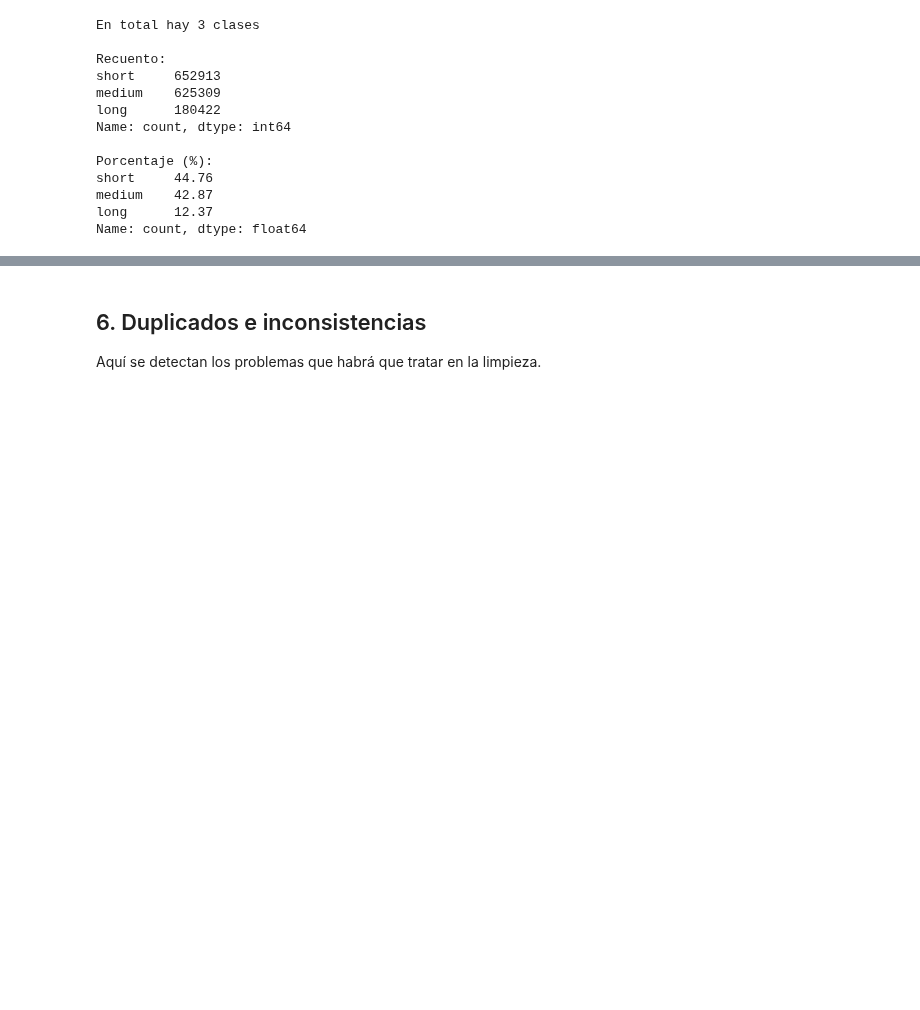
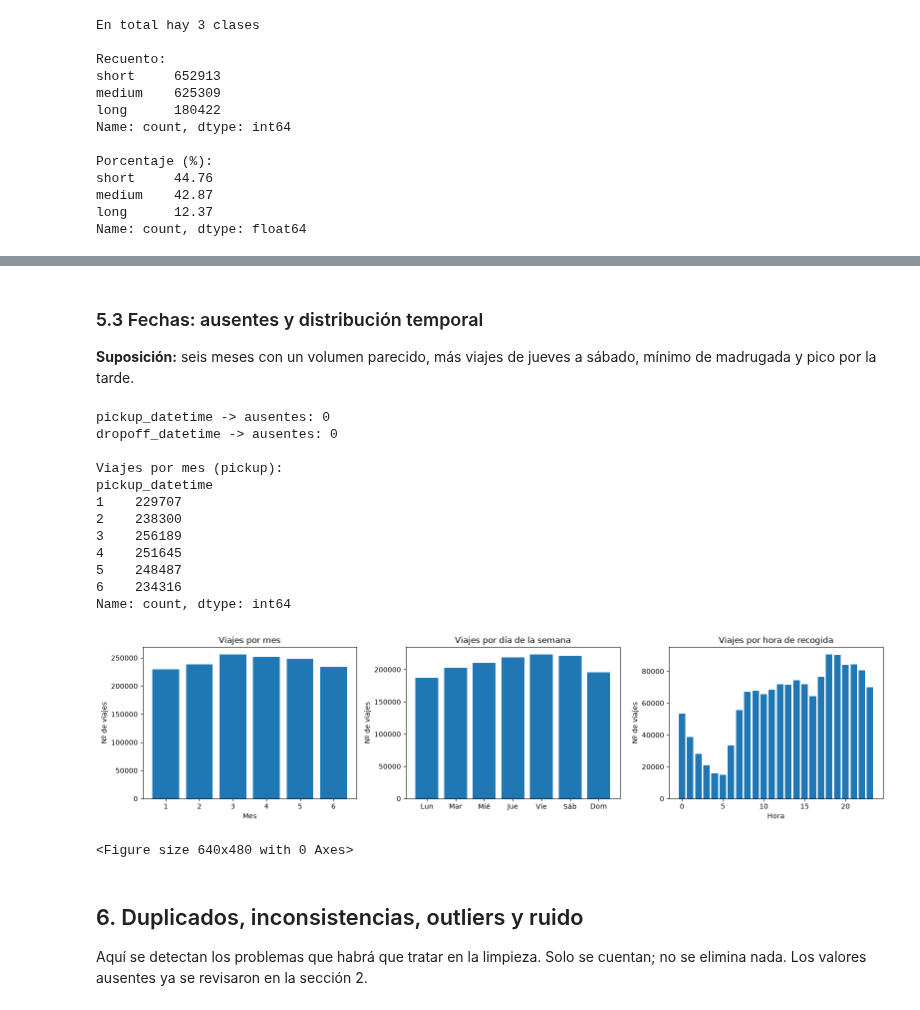
Before and after one commit to Diesanz/ml-classifiers-workspace, a Jupyter notebook: Scripts/exploracion-datos.ipynb, the cells around one changed output, grey strips where cells are left out. Saved outputs shown, nothing was run; the diff lists cells and outputs as text; code cells hidden in the pictures; blank space fills up the shorter version.

```diff
--- a/Scripts/exploracion-datos.ipynb
+++ b/Scripts/exploracion-datos.ipynb
@@ -126,0 +151,11 @@ Name: count, dtype: float64
+# %%
+print("id: valores distintos =", df["id"].nunique(), "de", len(df))
+print("id ausentes:", df["id"].isnull().sum())
+
+for col in ["vendor_id", "store_and_fwd_flag"]:
+    print(f"\n--- {col} ---")
+    print("Valores posibles:", sorted(df[col].dropna().unique()))
+    print("Ausentes:", df[col].isnull().sum())   # (ya se vio en la sección 2)
+    print("Moda:", df[col].mode()[0])
+    print("Frecuencia (%):")
+    print((df[col].value_counts(normalize=True) * 100).round(2))
@@ -127,4 +208,61 @@ Name: count, dtype: float64
+# %% [markdown]
+### 5.3 Fechas: ausentes y distribución temporal
+
+**Suposición:** seis meses con un volumen parecido, más viajes de jueves a sábado,
+mínimo de madrugada y pico por la tarde.
+# %%
+for col in ["pickup_datetime", "dropoff_datetime"]:
+    print(f"{col} -> ausentes:", df[col].isnull().sum())
+
+# Pocos valores (6 meses): se dejan también en número para comprobar el rango temporal
+print("\nViajes por mes (pickup):")
+print(df["pickup_datetime"].dt.month.value_counts().sort_index())
+
+dias = ["Lun", "Mar", "Mié", "Jue", "Vie", "Sáb", "Dom"]
+por_mes = df["pickup_datetime"].dt.month.value_counts().sort_index()
+por_dia = df["pickup_datetime"].dt.dayofweek.value_counts().sort_index()
+por_hora = df["pickup_datetime"].dt.hour.value_counts().sort_index()
+
+fig, axes = plt.subplots(1, 3, figsize=(16, 4))
+
+axes[0].bar(por_mes.index, por_mes.values)
+axes[0].set_title("Viajes por mes")
+axes[0].set_xlabel("Mes")
+
+axes[1].bar(dias, por_dia.values)
+axes[1].set_title("Viajes por día de la semana")
+
+axes[2].bar(por_hora.index, por_hora.values)
+axes[2].set_title("Viajes por hora de recogida")
+axes[2].set_xlabel("Hora")
+
+for ax in axes:
+    ax.set_ylabel("Nº de viajes")
+
+plt.tight_layout()
+plt.savefig("distribucion_temporal.png", dpi=150)
+plt.show()
+
+plt.tight_layout()
+plt.savefig("distribucion_temporal.png", dpi=150)
+plt.show()
+# %% [output]
+pickup_datetime -> ausentes: 0
+dropoff_datetime -> ausentes: 0
+
+Viajes por mes (pickup):
+pickup_datetime
+1    229707
+2    238300
+3    256189
+4    251645
+5    248487
+6    234316
+Name: count, dtype: int64
+[figure, added]
+<Figure size 640x480 with 0 Axes>
 # %% [markdown]
-## 6. Duplicados e inconsistencias
+## 6. Duplicados, inconsistencias, outliers y ruido
 
-Aquí se detectan los problemas que habrá que tratar en la limpieza.
+Aquí se detectan los problemas que habrá que tratar en la limpieza. Solo se cuentan;
+no se elimina nada. Los valores ausentes ya se revisaron en la sección 2.
```
Also changed, not shown: parts of 31 cells of this notebook, 3 other files.
